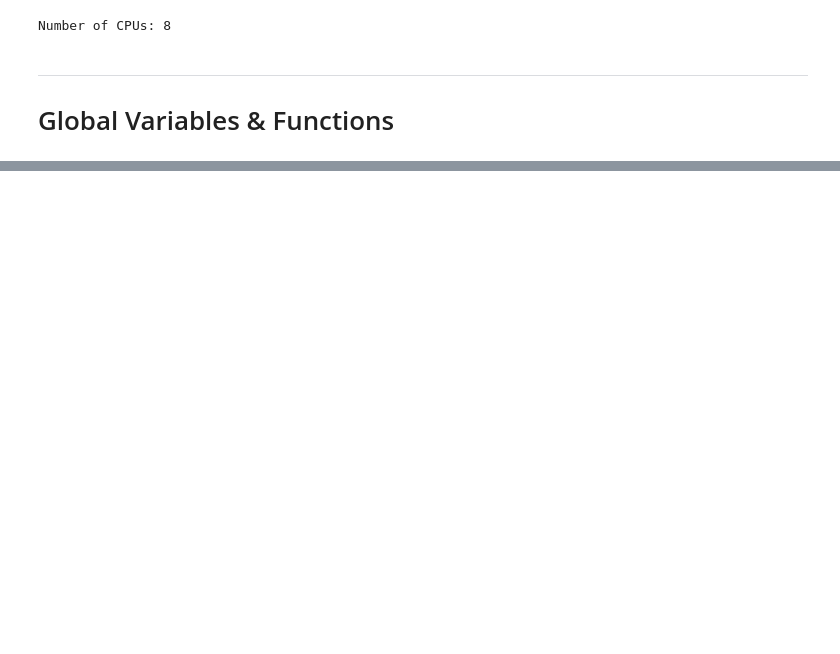
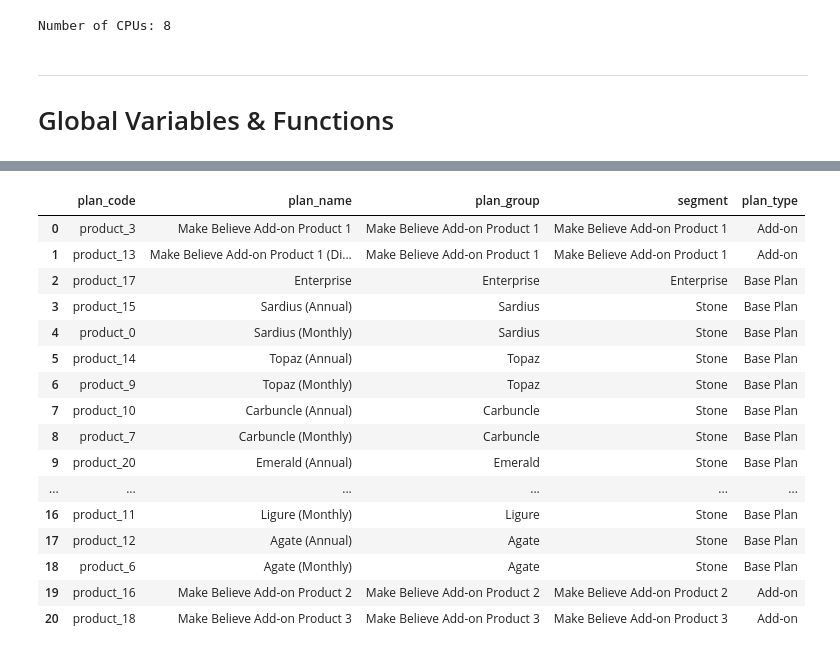
Before and after one commit to aleclhartman/data-science, a Jupyter notebook: upwork_portfolio.ipynb, the cells around one changed output, grey strips where cells are left out. Saved outputs shown, nothing was run; the diff lists cells and outputs as text; code cells hidden in the pictures; blank space fills up the shorter version.

```diff
--- a/upwork_portfolio.ipynb
+++ b/upwork_portfolio.ipynb
@@ -176,0 +304,22 @@ fig.show()
+# %%
+# this is the master list of plan code and plan names which will be joined to our main mrr schedule df
+plan_codes_and_names = pd.read_csv("make_believe_product_codes_2024-07-11 - Sheet1.csv")
+plan_codes_and_names
+# %% [output]
+|  | plan_code | plan_name | plan_group | segment | plan_type |
+| 0 | product_3 | Make Believe Add-on Product 1 | Make Believe Add-on Product 1 | Make Believe Add-on Product 1 | Add-on |
+| 1 | product_13 | Make Believe Add-on Product 1 (Di... | Make Believe Add-on Product 1 | Make Believe Add-on Product 1 | Add-on |
+| 2 | product_17 | Enterprise | Enterprise | Enterprise | Base Plan |
+| 3 | product_15 | Sardius (Annual) | Sardius | Stone | Base Plan |
+| 4 | product_0 | Sardius (Monthly) | Sardius | Stone | Base Plan |
+| 5 | product_14 | Topaz (Annual) | Topaz | Stone | Base Plan |
+| 6 | product_9 | Topaz (Monthly) | Topaz | Stone | Base Plan |
+| 7 | product_10 | Carbuncle (Annual) | Carbuncle | Stone | Base Plan |
+| 8 | product_7 | Carbuncle (Monthly) | Carbuncle | Stone | Base Plan |
+| 9 | product_20 | Emerald (Annual) | Emerald | Stone | Base Plan |
+| ... | ... | ... | ... | ... | ... |
+| 16 | product_11 | Ligure (Monthly) | Ligure | Stone | Base Plan |
+| 17 | product_12 | Agate (Annual) | Agate | Stone | Base Plan |
+| 18 | product_6 | Agate (Monthly) | Agate | Stone | Base Plan |
+| 19 | product_16 | Make Believe Add-on Product 2 | Make Believe Add-on Product 2 | Make Believe Add-on Product 2 | Add-on |
+| 20 | product_18 | Make Believe Add-on Product 3 | Make Believe Add-on Product 3 | Make Believe Add-on Product 3 | Add-on |
```
Also changed, not shown: parts of 47 cells of this notebook, 2 other files.
